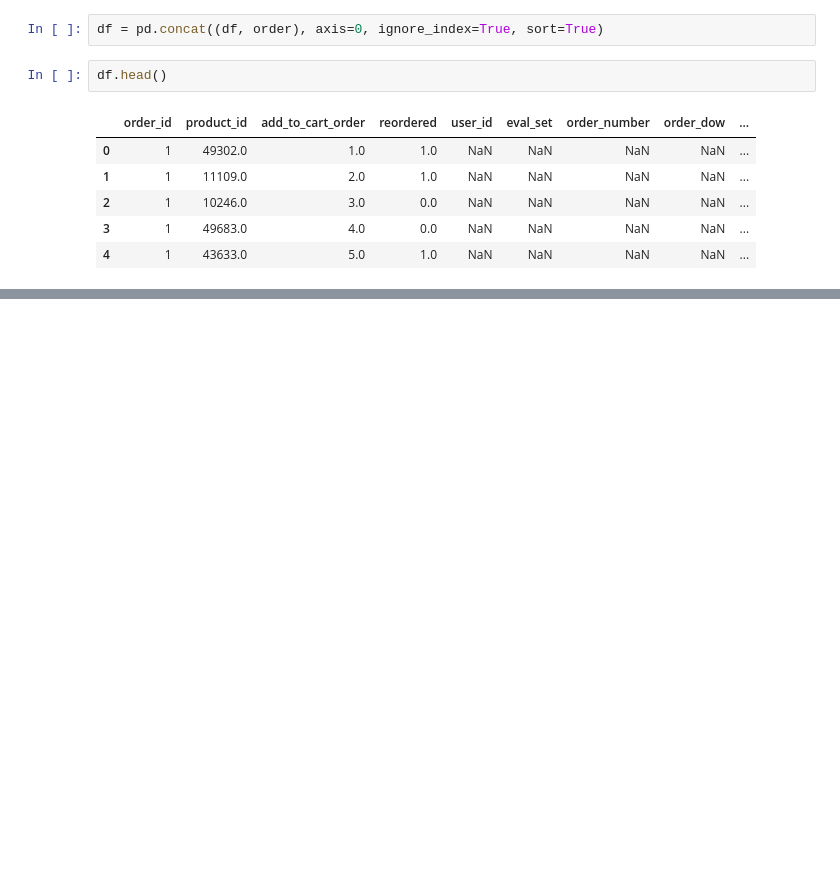
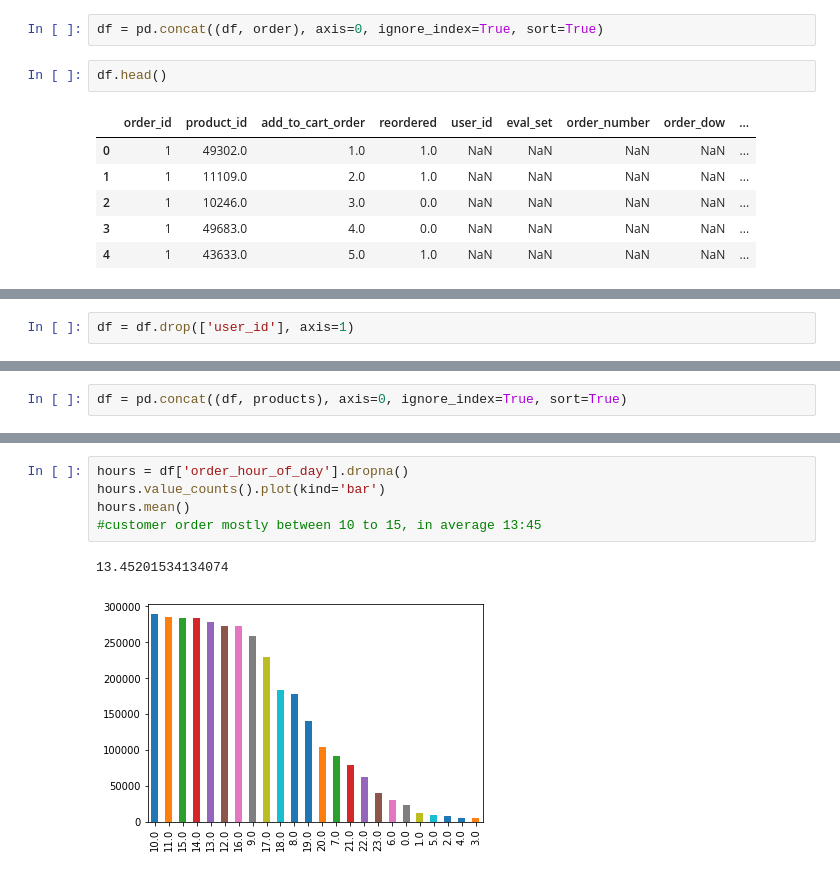
Before and after one commit to Irenejy93/Instacart, a Jupyter notebook: capstone2.ipynb, the cells around one changed output, grey strips where cells are left out. Drawn from its saved outputs; the diff is of its cells as text; blank space fills up the shorter version.

```diff
--- a/capstone2.ipynb
+++ b/capstone2.ipynb
@@ -47,0 +47,2 @@ Q.
+# %%
+df = df.drop(['user_id'], axis=1)
@@ -47,0 +101,2 @@ Q.
+# %%
+df = pd.concat((df, products), axis=0, ignore_index=True, sort=True)
@@ -47,0 +114,8 @@ Q.
+# %%
+hours = df['order_hour_of_day'].dropna()
+hours.value_counts().plot(kind='bar')
+hours.mean()
+#customer order mostly between 10 to 15, in average 13:45
+# %% [output]
+13.45201534134074
+[figure, added]
```
Also changed, not shown: parts of 16 cells of this notebook.
